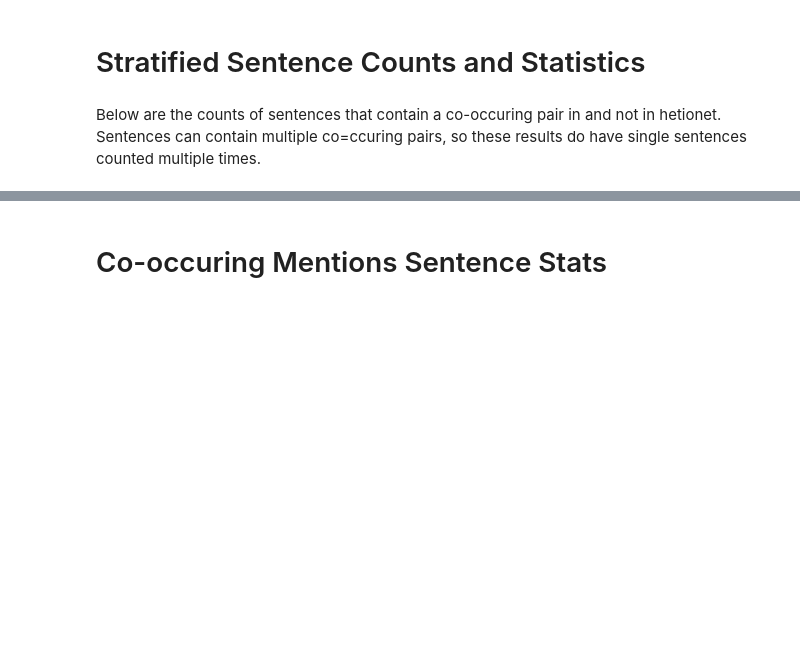
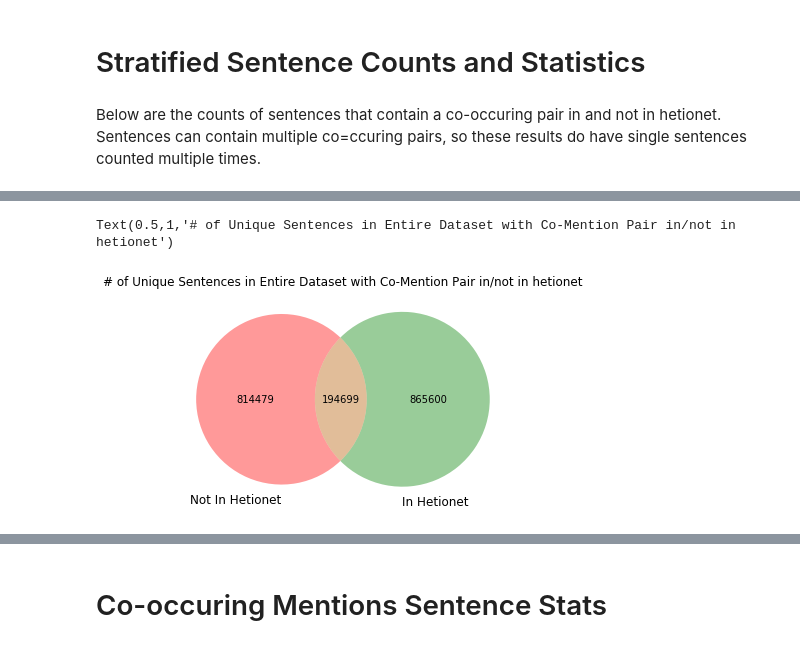
Before and after one commit to greenelab/snorkeling, a Jupyter notebook: disease_gene/disease_associates_gene/dataset_statistics/dataset_statistics.ipynb, the cells around one changed output, grey strips where cells are left out. Saved outputs shown, nothing was run; the diff lists cells and outputs as text; code cells hidden in the pictures; blank space fills up the shorter version.

```diff
--- a/disease_gene/disease_associates_gene/dataset_statistics/dataset_statistics.ipynb
+++ b/disease_gene/disease_associates_gene/dataset_statistics/dataset_statistics.ipynb
@@ -123,0 +114,43 @@ Number of sentences in test set with entity pairs not in hetionet: 173069
+# %%
+training_set_df = (
+    entity_level_df
+    .query("split==0&has_sentence==1")
+    .merge(
+        train_candidate_df,
+        on=["entrez_gene_id", "doid_id"]
+    )
+)
+
+dev_set_df = (
+    entity_level_df
+    .query("split==1&has_sentence==1")
+    .merge(
+        dev_candidate_df,
+        on=["entrez_gene_id", "doid_id"]
+    )
+)
+
+test_set_df = (
+    entity_level_df
+    .query("split==2&has_sentence==1")
+    .merge(
+        test_candidate_df,
+        on=["entrez_gene_id", "doid_id"]
+    )
+)
+# %%
+total_candidates_df = (
+    training_set_df
+    .append(dev_set_df)
+    .append(test_set_df)
+)
+# %%
+venn2(
+    [
+        set(total_candidates_df.query("hetionet==0").sentence_id),
+        set(total_candidates_df.query("hetionet==1").sentence_id)
+    ], set_labels=["Not In Hetionet", "In Hetionet"])
+plt.title("# of Unique Sentences in Entire Dataset with Co-Mention Pair in/not in hetionet")
+# %% [output]
+Text(0.5,1,'# of Unique Sentences in Entire Dataset with Co-Mention Pair in/not in hetionet')
+[figure, added]
```
Also changed, not shown: parts of 21 cells of this notebook, 1 other file.
